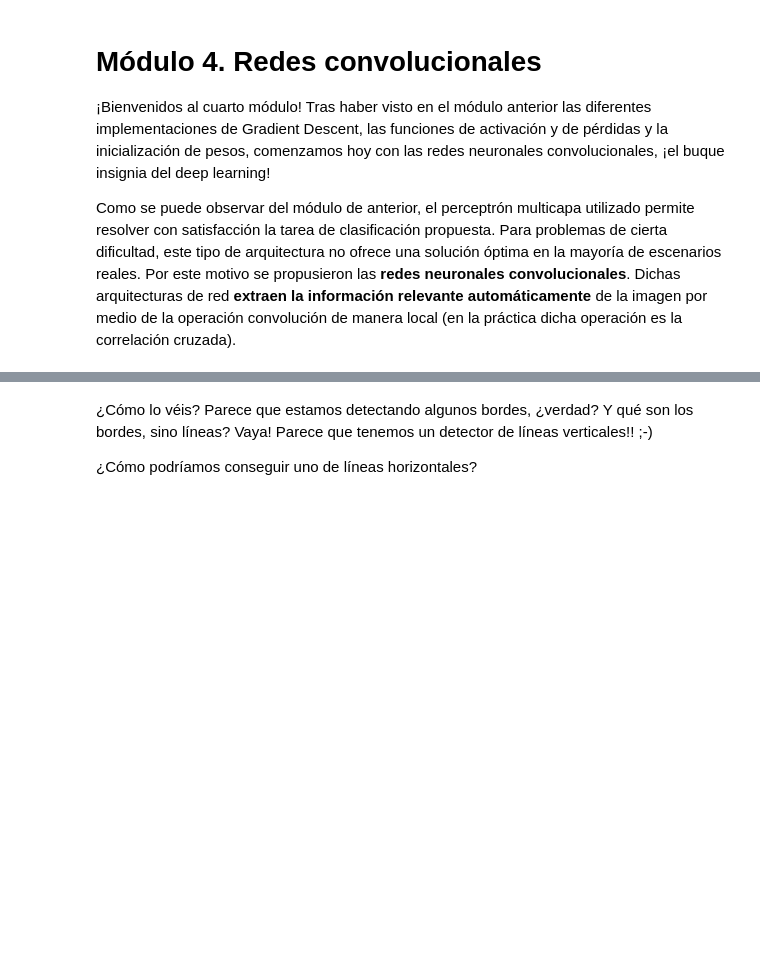
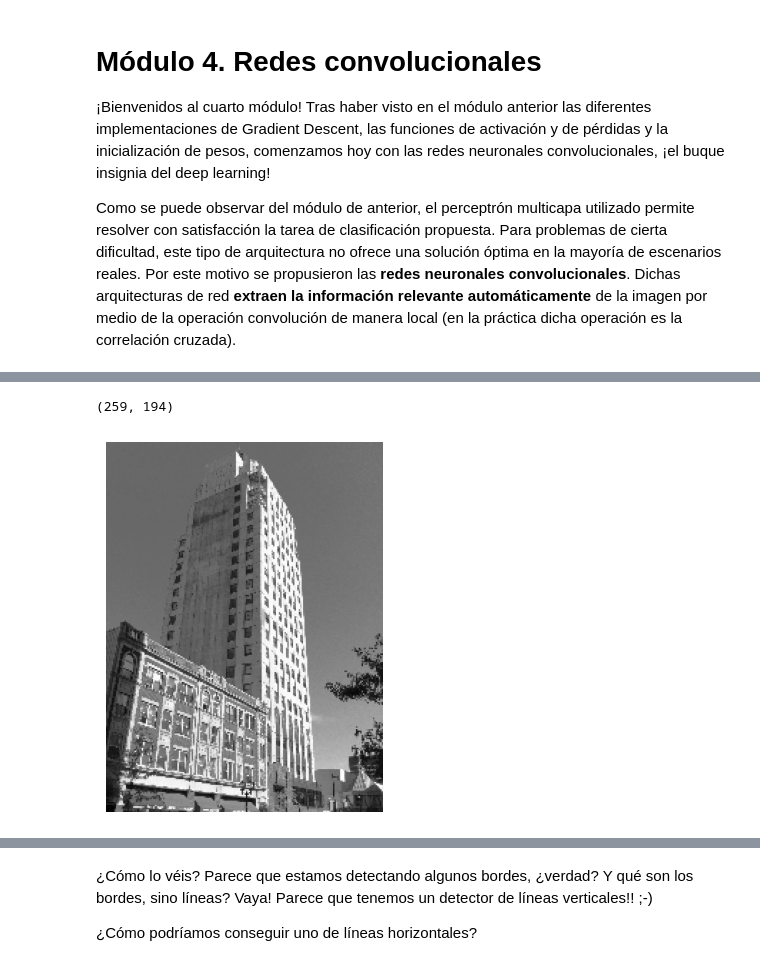
Before and after one commit to mariaeugenia-alvarez/deep-learning, a Jupyter notebook: notebooks clase/4_Redes_convolucionales.ipynb, the cells around one changed output, grey strips where cells are left out. Saved outputs shown, nothing was run; the diff lists cells and outputs as text; code cells hidden in the pictures; blank space fills up the shorter version.

```diff
--- a/notebooks clase/4_Redes_convolucionales.ipynb
+++ b/notebooks clase/4_Redes_convolucionales.ipynb
@@ -112,0 +113,12 @@ image = cv2.resize(image, None, fx=0.1, fy=0.1)
+# %%
+image = cv2.cvtColor(image, cv2.COLOR_BGR2GRAY) #para convertir la imagen en gris
+# %%
+image.shape #imagen de 2 dimensiones
+# %% [output]
+(259, 194)
+# %%
+plt.imshow(image,cmap="gray") #para colorearla en gris
+plt.axis("off")
+plt.show()
+# %% [output]
+[figure, added]
```
Also changed, not shown: parts of 112 cells of this notebook.
